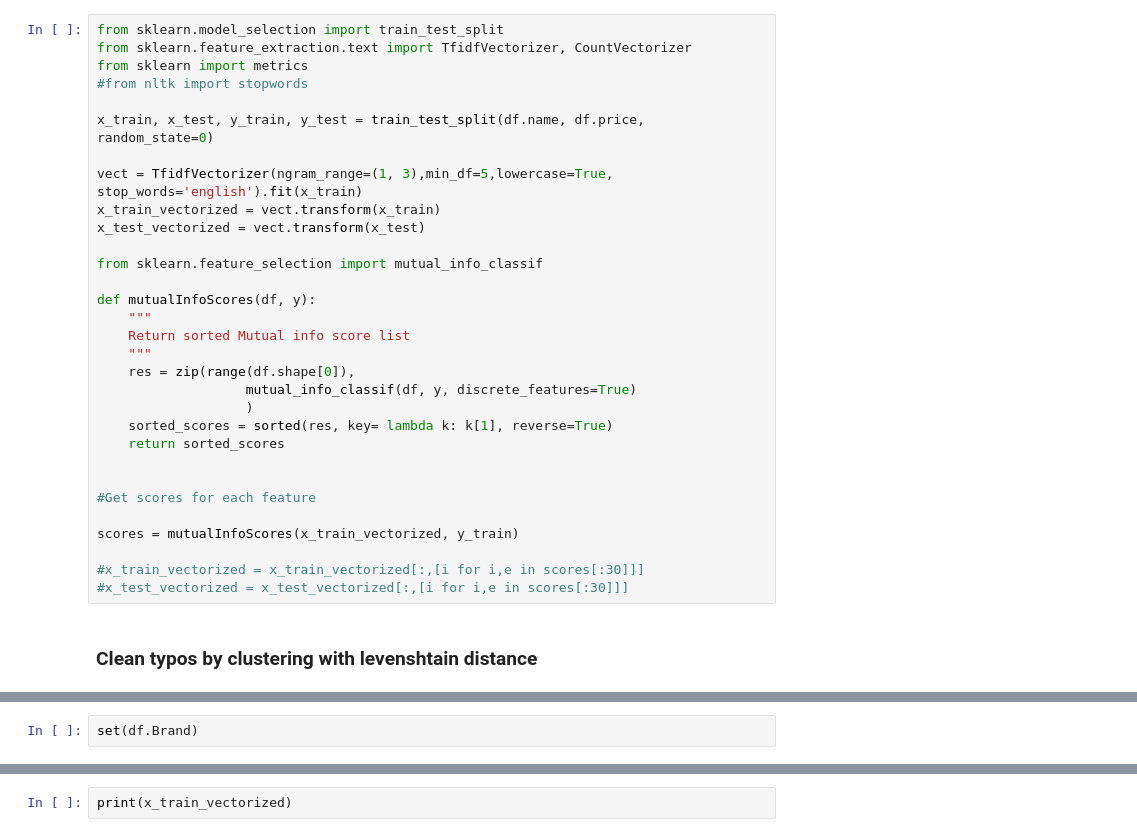
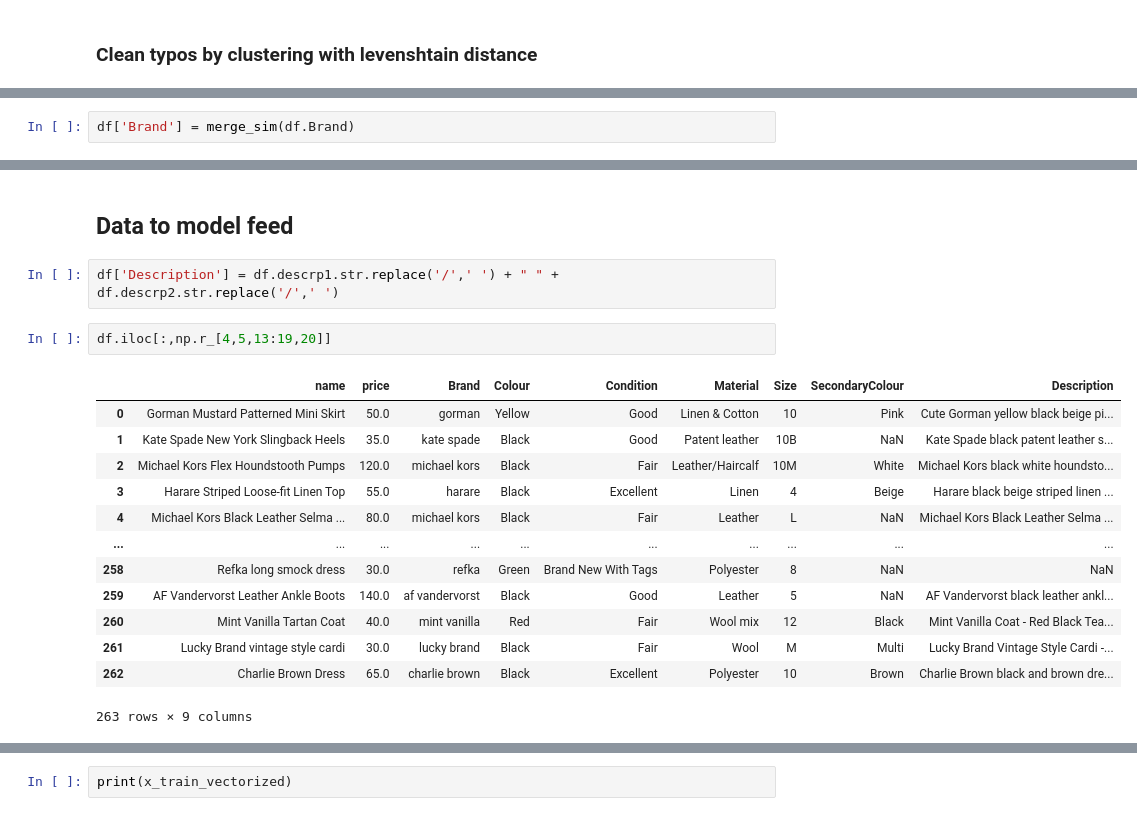
Before and after one commit to anankeman/price_tagger, a Jupyter notebook: redcross_price_tagger.ipynb, the cells around one changed output, grey strips where cells are left out. Saved outputs shown, nothing was run; the diff lists cells and outputs as text.

```diff
--- a/redcross_price_tagger.ipynb
+++ b/redcross_price_tagger.ipynb
@@ -100,34 +98,3 @@ df.loc[df.Size.isna(),'Size'] = missingParts(df,df.Size, 'itemlink-href')
-# %%
-from sklearn.model_selection import train_test_split
-from sklearn.feature_extraction.text import TfidfVectorizer, CountVectorizer
-from sklearn import metrics
-#from nltk import stopwords
-
-x_train, x_test, y_train, y_test = train_test_split(df.name, df.price, random_state=0)
-
-vect = TfidfVectorizer(ngram_range=(1, 3),min_df=5,lowercase=True, stop_words='english').fit(x_train)
-x_train_vectorized = vect.transform(x_train)
-x_test_vectorized = vect.transform(x_test)
-
-from sklearn.feature_selection import mutual_info_classif
-
-def mutualInfoScores(df, y):
-    """
-    Return sorted Mutual info score list
-    """
-    res = zip(range(df.shape[0]),
-                   mutual_info_classif(df, y, discrete_features=True)
-                   )
-    sorted_scores = sorted(res, key= lambda k: k[1], reverse=True)
-    return sorted_scores
-
-
-#Get scores for each feature
-
-scores = mutualInfoScores(x_train_vectorized, y_train)
-
-#x_train_vectorized = x_train_vectorized[:,[i for i,e in scores[:30]]]
-#x_test_vectorized = x_test_vectorized[:,[i for i,e in scores[:30]]]
 # %% [markdown]
 ### Clean typos by clustering with levenshtain distance
 # %%
@@ -169,2 +137,2 @@ t = merge_sim(df.Brand)
 # %%
-set(df.Brand)
+df['Brand'] = merge_sim(df.Brand)
@@ -242,0 +139,20 @@ k = {i[0]:i[1][0] for i in lev if i[1][1]>80 and norm_len(i)<0.4}
+# %% [markdown]
+## Data to model feed
+# %%
+df['Description'] = df.descrp1.str.replace('/',' ') + " " + df.descrp2.str.replace('/',' ')
+# %%
+df.iloc[:,np.r_[4,5,13:19,20]]
+# %% [output]
+|  | name | price | Brand | Colour | Condition | Material | Size | SecondaryColour | Description |
+| 0 | Gorman Mustard Patterned Mini Skirt | 50.0 | gorman | Yellow | Good | Linen & Cotton | 10 | Pink | Cute Gorman yellow black beige pi... |
+| 1 | Kate Spade New York Slingback Heels | 35.0 | kate spade | Black | Good | Patent leather | 10B | NaN | Kate Spade black patent leather s... |
+| 2 | Michael Kors Flex Houndstooth Pumps | 120.0 | michael kors | Black | Fair | Leather/Haircalf | 10M | White | Michael Kors black white houndsto... |
+| 3 | Harare Striped Loose-fit Linen Top | 55.0 | harare | Black | Excellent | Linen | 4 | Beige | Harare black beige striped linen ... |
+| 4 | Michael Kors Black Leather Selma ... | 80.0 | michael kors | Black | Fair | Leather | L | NaN | Michael Kors Black Leather Selma ... |
+| ... | ... | ... | ... | ... | ... | ... | ... | ... | ... |
+| 258 | Refka long smock dress | 30.0 | refka | Green | Brand New With Tags | Polyester | 8 | NaN | NaN |
+| 259 | AF Vandervorst Leather Ankle Boots | 140.0 | af vandervorst | Black | Good | Leather | 5 | NaN | AF Vandervorst black leather ankl... |
+| 260 | Mint Vanilla Tartan Coat | 40.0 | mint vanilla | Red | Fair | Wool mix | 12 | Black | Mint Vanilla Coat - Red Black Tea... |
+| 261 | Lucky Brand vintage style cardi | 30.0 | lucky brand | Black | Fair | Wool | M | Multi | Lucky Brand Vintage Style Cardi -... |
+| 262 | Charlie Brown Dress | 65.0 | charlie brown | Black | Excellent | Polyester | 10 | Brown | Charlie Brown black and brown dre... |
+263 rows × 9 columns
```
Also changed, not shown: parts of 22 cells of this notebook.
